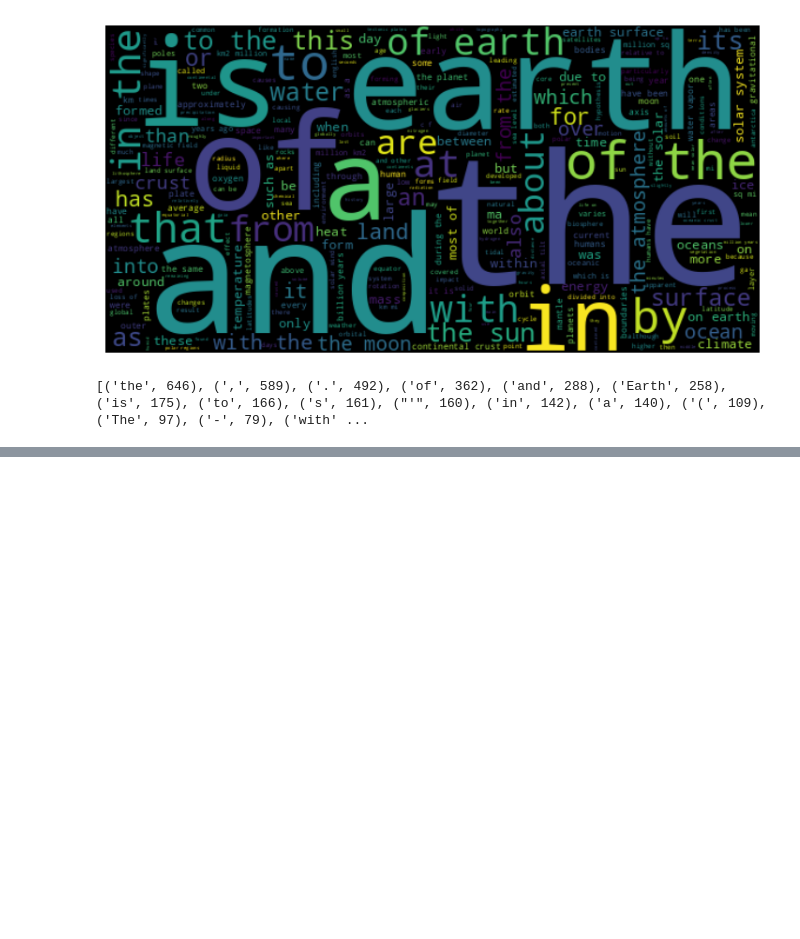
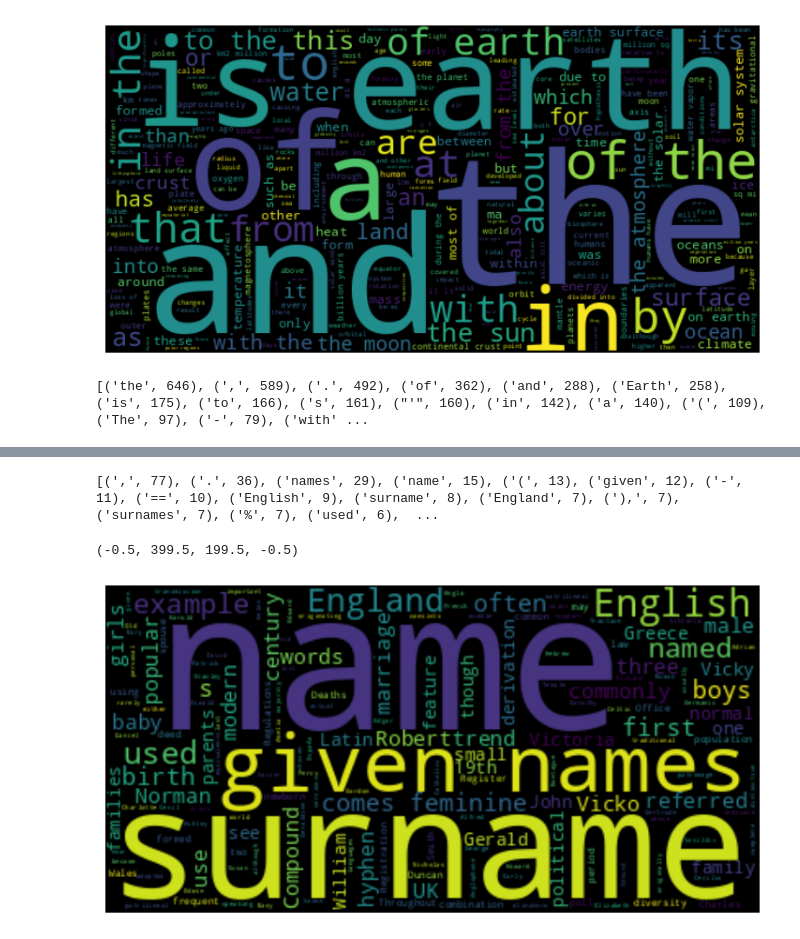
Before and after one commit to rukuboy1997/nlp-practice, a Jupyter notebook: nlp_practice.ipynb, the cells around one changed output, grey strips where cells are left out. Cells and saved outputs as stored; diff of their text form; code cells hidden in the pictures; blank space fills up the shorter version.

```diff
--- a/nlp_practice.ipynb
+++ b/nlp_practice.ipynb
@@ -165,0 +180,78 @@ print(' ')
+# %%
+import requests
+from wordcloud import WordCloud
+import matplotlib.pyplot as plt
+
+def wikipedia_page(title):
+  '''
+  This function returns the raw text of a wikipedia page
+  given a wikipedia page title
+  '''
+
+  params = {
+      'action': 'query',
+      'format': 'json', # request json formatted content
+      'titles': title, # title of the wikipedia page
+      'prop': 'extracts',
+      'explaintext': True
+  }
+
+  # send a request to the wikipedia api
+  response = requests.get(
+      'https://en.wikipedia.org/w/api.php',
+      params= params
+  ).json()
+
+  # Parse the result
+  page = next(iter(response['query']['pages'].values()))
+
+
+  # return the page content
+  if 'extract' in page.keys():
+      return page['extract']
+  else:
+      return "Page not found"
+
+print(' ')
+
+from nltk.tokenize import WordPunctTokenizer
+
+# Get the text from the Earth wikipedia page
+text = wikipedia_page('English name')
+
+# tokenize
+tokens = WordPunctTokenizer().tokenize(text)
+
+
+# remove stopwords
+
+stopwords = list(WordCloud().stopwords)
+
+words_without_stopwords = [ word for word in tokens if word not in stopwords ]
+
+# print the 20 most commons tokens
+print(Counter(words_without_stopwords).most_common(20))
+
+new_text = ' '.join(words_without_stopwords)
+
+# Instantiate / create a new wordcloud.
+wordcloud = WordCloud()
+
+# Apply the wordcloud to the text.
+wordcloud.generate(new_text)
+
+print('')
+
+# create a figure
+fig, ax = plt.subplots(1,1, figsize = (9,6))
+
+
+# add interpolation = bilinear to smooth things out
+plt.imshow(wordcloud, interpolation='bilinear')
+
+# and remove the axis
+plt.axis("off")
+# %% [output]
+[(',', 77), ('.', 36), ('names', 29), ('name', 15), ('(', 13), ('given', 12), ('-', 11), ('==', 10), ('English', 9), ('surname', 8), ('England', 7), ('),', 7), ('surnames', 7), ('%', 7), ('used', 6),  ...
+(-0.5, 399.5, 199.5, -0.5)
+[figure, added]
```
Also changed, not shown: parts of 1 cell of this notebook.
